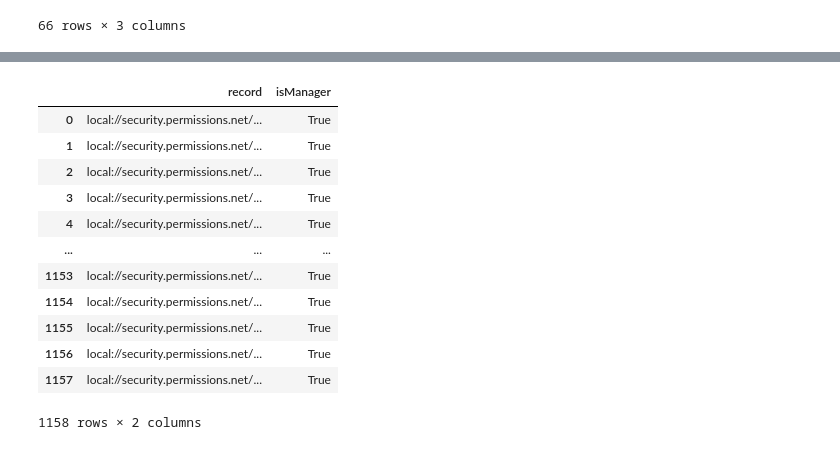
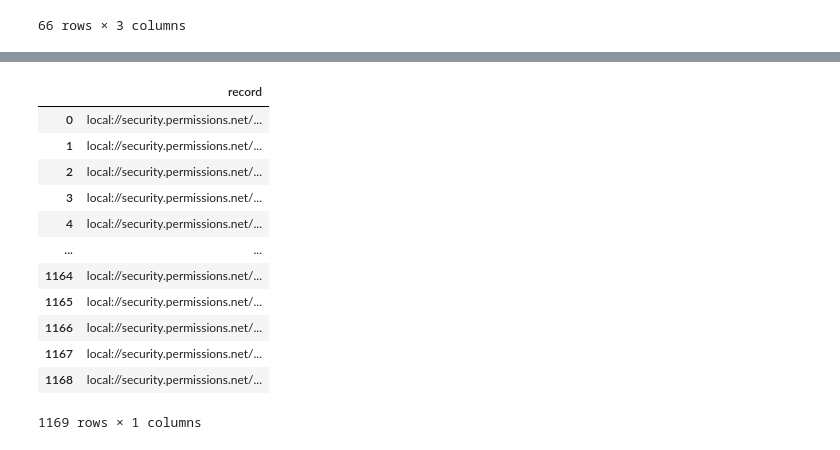
Before and after one commit to Egjfour/rdf_permissions_example, a Jupyter notebook: src/3-query_graph-corese_python.ipynb, the cells around one changed output, grey strips where cells are left out. Cells and saved outputs as stored; diff of their text form; code cells hidden in the pictures.

```diff
--- a/src/3-query_graph-corese_python.ipynb
+++ b/src/3-query_graph-corese_python.ipynb
@@ -140,44 +178,44 @@ res
 # %%
 # Show that through inference, managers are also users and their records can be queries
 
 
 USER = "Mary"
 
 query = f"""
 prefix data: <local://security.permissions.net/entities#>
 prefix : <local://security.permissions.net/vocab#>
 
-select ?record (bound(?mgr) as ?isManager) where {{
+select distinct ?record where {{
 data:{USER} :hasAccess ?item .
 ?item a :Item .
 ?item :hasRecord ?record .
 ?record a :Record .
 optional {{
     data:{USER} :hasAccess ?country .
     ?country a :Country ; :hasRecord ?record .
 }}
 optional {{
     data:{USER} a :Manager .
     bind(:Manager as ?mgr) .
 }}
 filter(bound(?country) || bound(?mgr)) .
 }}
 """
 
 # Execute the query
-res = corese.sparqlSelect(g, query, return_dataframe=True)
-res
+res1 = corese.sparqlSelect(g, query, return_dataframe=True)
+res1
 # %% [output]
-|  | record | isManager |
-| 0 | local://security.permissions.net/... | True |
-| 1 | local://security.permissions.net/... | True |
-| 2 | local://security.permissions.net/... | True |
-| 3 | local://security.permissions.net/... | True |
-| 4 | local://security.permissions.net/... | True |
-| ... | ... | ... |
-| 1153 | local://security.permissions.net/... | True |
-| 1154 | local://security.permissions.net/... | True |
-| 1155 | local://security.permissions.net/... | True |
-| 1156 | local://security.permissions.net/... | True |
-| 1157 | local://security.permissions.net/... | True |
+|  | record |
+| 0 | local://security.permissions.net/... |
+| 1 | local://security.permissions.net/... |
+| 2 | local://security.permissions.net/... |
+| 3 | local://security.permissions.net/... |
+| 4 | local://security.permissions.net/... |
+| ... | ... |
+| 1164 | local://security.permissions.net/... |
+| 1165 | local://security.permissions.net/... |
+| 1166 | local://security.permissions.net/... |
+| 1167 | local://security.permissions.net/... |
+| 1168 | local://security.permissions.net/... |
-1158 rows × 2 columns
+1169 rows × 1 columns
```
Also changed, not shown: parts of 5 cells of this notebook, 5 other files.
